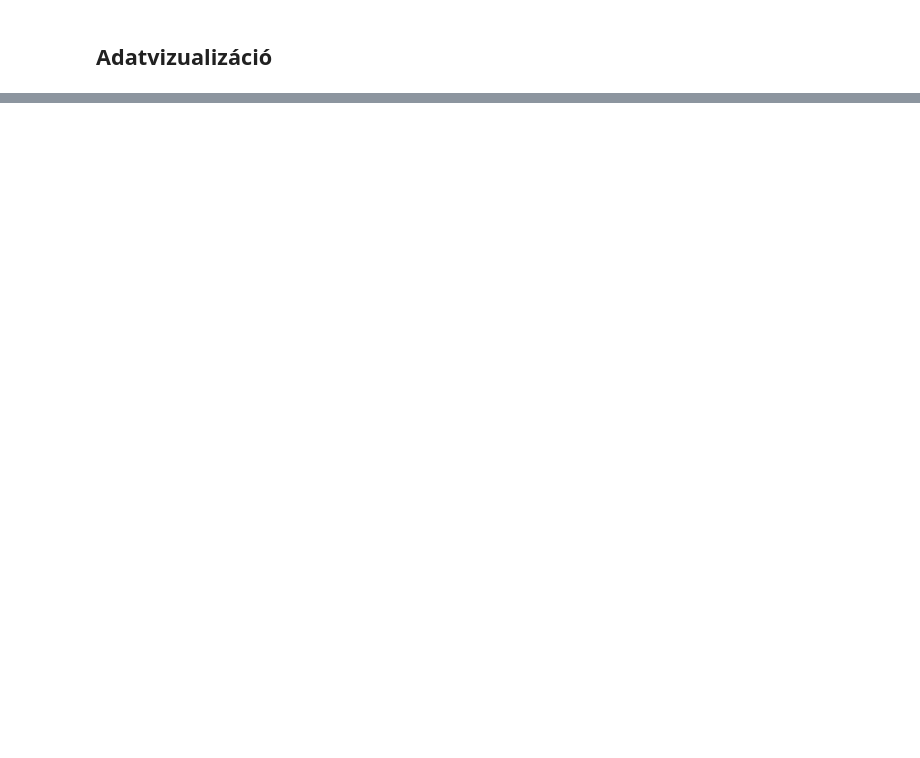
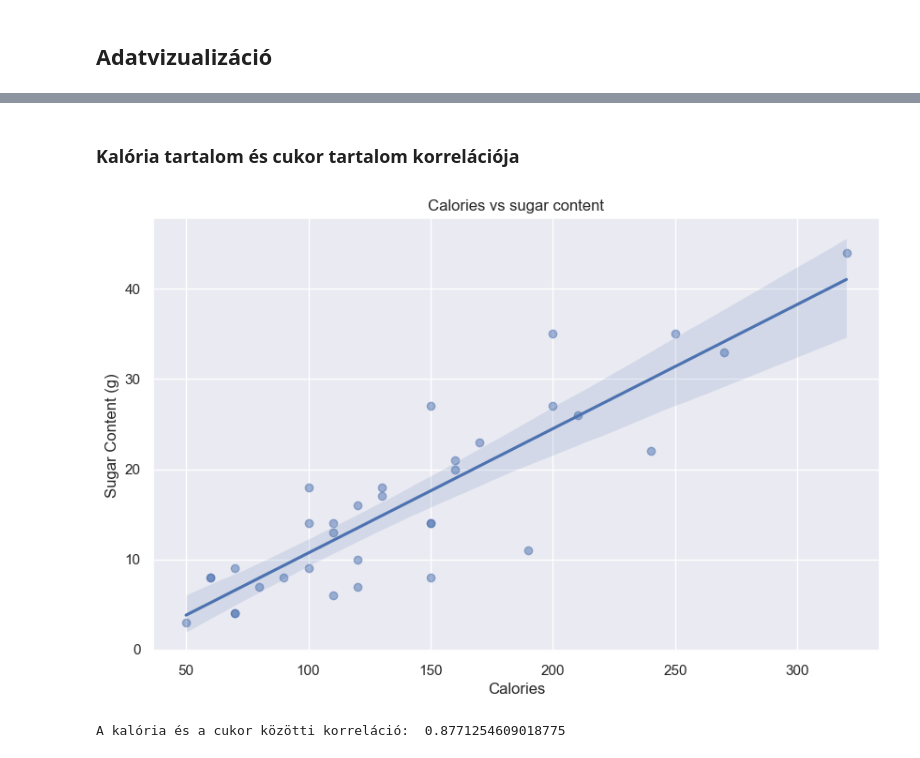
Before and after one commit to tothKarolyDavid/starbucks-data-analysis, a Jupyter notebook: NEPTUN_ASSIGNMENT.ipynb, the cells around one changed output, grey strips where cells are left out. Drawn from its saved outputs; the diff is of its cells as text; code cells hidden in the pictures; blank space fills up the shorter version.

```diff
--- a/NEPTUN_ASSIGNMENT.ipynb
+++ b/NEPTUN_ASSIGNMENT.ipynb
@@ -54,0 +159,15 @@ df.head(5)
+# %% [markdown]
+### Kalória tartalom és cukor tartalom korrelációja
+# %%
+plt.figure(figsize=(10, 6))
+sns.regplot(x='Calories', y='Sugars (g)', data=data, scatter_kws={'alpha':0.5})
+plt.title('Calories vs sugar content')
+plt.xlabel('Calories')
+plt.ylabel('Sugar Content (g)')
+plt.show()
+
+correlation = data['Calories'].corr(data['Sugars (g)'])
+print('A kalória és a cukor közötti korreláció: ', correlation)
+# %% [output]
+[figure, added]
+A kalória és a cukor közötti korreláció:  0.8771254609018775
```
Also changed, not shown: parts of 26 cells of this notebook.
